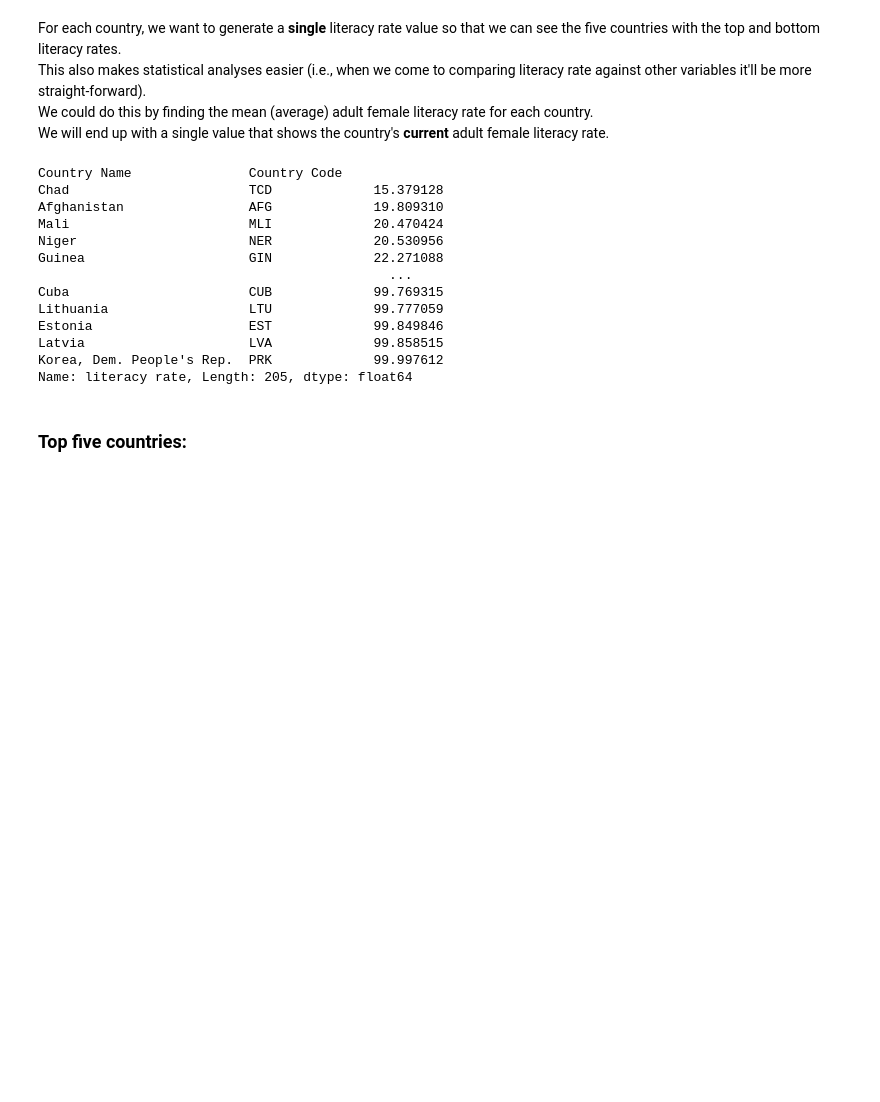
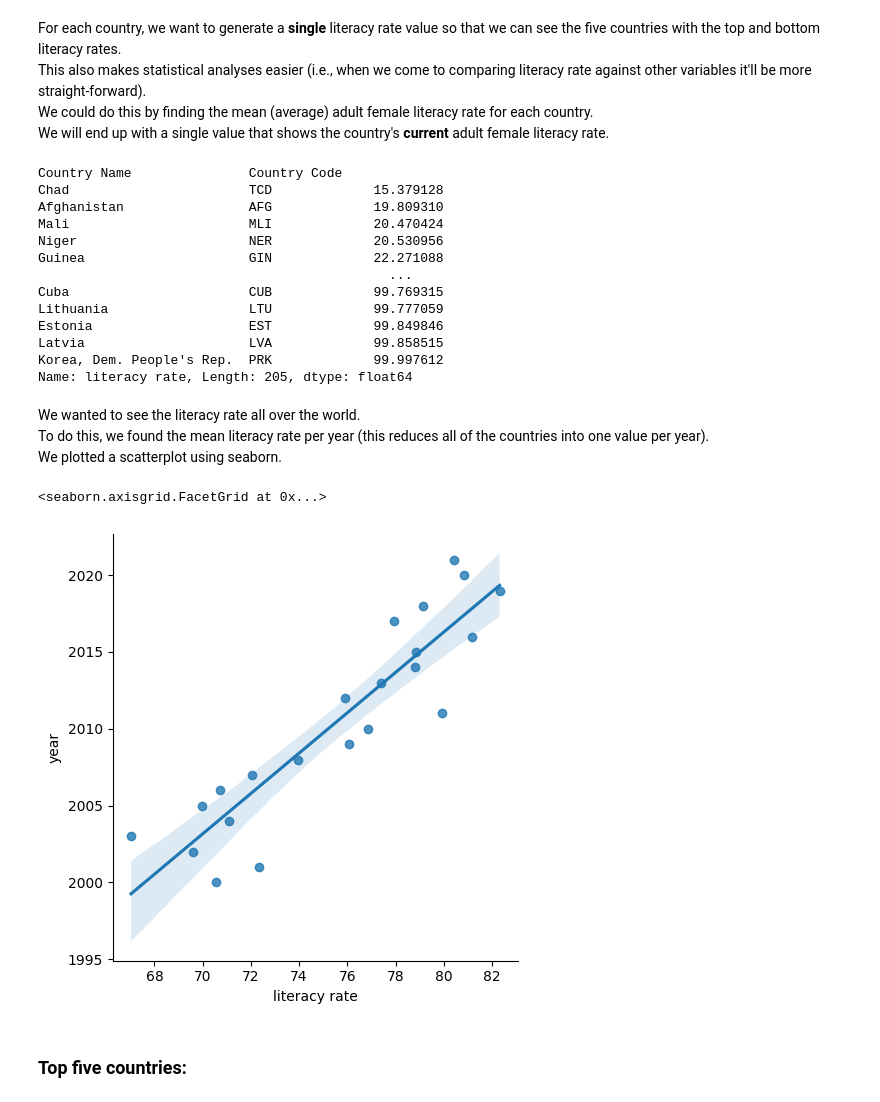
Before and after one commit to nf-97/literacy-project, a Jupyter notebook: adult-female-literacy-dc/adult-female-literacy-dc.ipynb, the cells around one changed output. Drawn from its saved outputs; the diff is of its cells as text; code cells hidden in the pictures; blank space fills up the shorter version.

```diff
--- a/adult-female-literacy-dc/adult-female-literacy-dc.ipynb
+++ b/adult-female-literacy-dc/adult-female-literacy-dc.ipynb
@@ -391,6 +377,19 @@ Estonia                    EST             99.849846
 Latvia                     LVA             99.858515
 Korea, Dem. People's Rep.  PRK             99.997612
 Name: literacy rate, Length: 205, dtype: float64
+# %% [markdown]
+We wanted to see the literacy rate all over the world. <br>
+To do this, we found the mean literacy rate per year (this reduces all of the countries into one value per year). <br>
+We plotted a scatterplot using seaborn.
+# %%
+to_plot = df_melt.groupby('year')['literacy rate'].mean()
+to_plot = pd.DataFrame(to_plot).reset_index()
+to_plot = to_plot.astype('float64')
+
+sns.lmplot(x='literacy rate', y='year' , data=to_plot, hue=None)
+# %% [output]
+<seaborn.axisgrid.FacetGrid at 0x...>
+[figure, added]
 # %% [markdown]
 ### Top five countries:
 # %% [markdown]
```
Also changed, not shown: parts of 20 cells of this notebook.
